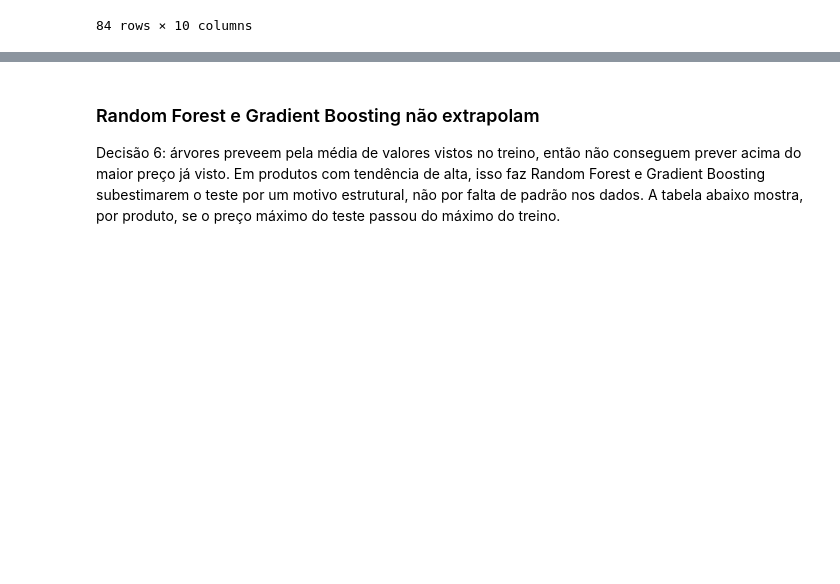
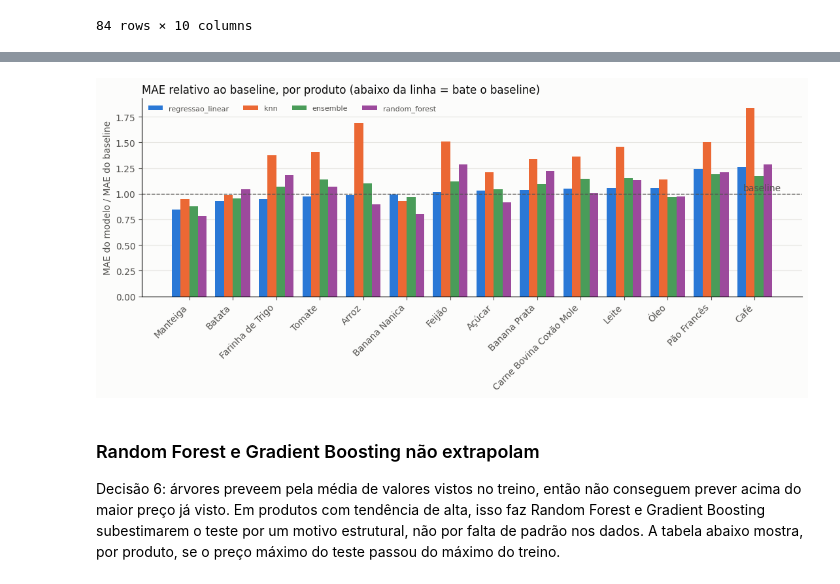
Before and after one commit to arturcontarelli/analise-cesta-basica-ml, a Jupyter notebook: notebooks/04_q1_previsao.ipynb, the cells around one changed output, grey strips where cells are left out. Cells and saved outputs as stored; diff of their text form; code cells hidden in the pictures; blank space fills up the shorter version.

Commit message:
feat (parte C):  notebook 4 salva resultados, figura e conclusão

```diff
--- a/notebooks/04_q1_previsao.ipynb
+++ b/notebooks/04_q1_previsao.ipynb
@@ -117,8 +121,9 @@ for produto in config.PRODUTOS:
 
 tabela_resultados = pd.DataFrame(linhas_resultado)[
     ["produto", "modelo", "n_lags", "k", "MAE", "MSE", "acuracia", "precisao", "revocacao", "matriz_confusao"]
-]
-tabela_resultados.sort_values(["produto", "modelo"]).reset_index(drop=True)
+].sort_values(["produto", "modelo"]).reset_index(drop=True)
+tabela_resultados.to_csv(config.DIR_TABELAS / "04_q1_resultados.csv", index=False)
+tabela_resultados
 # %% [output]
 |  | produto | modelo | n_lags | k | MAE | MSE | acuracia | precisao | revocacao | matriz_confusao |
 | 0 | Arroz | baseline | 1 | NaN | 0.281364 | 0.133482 | 0.454545 | 0.000000 | 0.000000 | [[5, 0], [6, 0]] |
@@ -135,0 +145,9 @@ tabela_resultados.sort_values(["produto", "modelo"]).reset_index(drop=True)
+# %%
+pivot_mae = tabela_resultados.pivot(index="produto", columns="modelo", values="MAE")
+bate_baseline = pivot_mae.drop(columns="baseline").lt(pivot_mae["baseline"], axis=0)
+
+resumo_bate_baseline = bate_baseline.sum().sort_values(ascending=False).rename("produtos_que_batem_o_baseline").to_frame()
+resumo_bate_baseline["produtos"] = [
+    ", ".join(sorted(bate_baseline.index[bate_baseline[modelo]])) for modelo in resumo_bate_baseline.index
+]
+resumo_bate_baseline
@@ -136,3 +166,38 @@ tabela_resultados.sort_values(["produto", "modelo"]).reset_index(drop=True)
+# %%
+CORES_MODELO = {
+    "regressao_linear": "#2a78d6",
+    "knn": "#eb6834",
+    "ensemble": "#4a9c59",
+    "random_forest": "#9c4a9c",
+}
+TEXTO, TEXTO_2 = "#0b0b0b", "#52514e"
+modelos_oficiais = list(CORES_MODELO)
+
+relativo = pivot_mae[modelos_oficiais].div(pivot_mae["baseline"], axis=0).sort_values("regressao_linear")
+
+fig, eixo = plt.subplots(figsize=(11, 5), facecolor="#fcfcfb")
+eixo.set_facecolor("#fcfcfb")
+x = np.arange(len(relativo))
+largura = 0.8 / len(modelos_oficiais)
+for i, modelo in enumerate(modelos_oficiais):
+    deslocamento = (i - (len(modelos_oficiais) - 1) / 2) * largura
+    eixo.bar(x + deslocamento, relativo[modelo], width=largura, color=CORES_MODELO[modelo], label=modelo)
+eixo.axhline(1.0, color=TEXTO_2, linewidth=1, linestyle="--")
+eixo.text(len(relativo) - 0.4, 1.03, "baseline", ha="right", color=TEXTO_2)
+eixo.set_xticks(x, relativo.index, rotation=45, ha="right")
+eixo.set_ylabel("MAE do modelo / MAE do baseline", color=TEXTO_2)
+eixo.set_title("MAE relativo ao baseline, por produto (abaixo da linha = bate o baseline)", loc="left", color=TEXTO)
+eixo.tick_params(colors=TEXTO_2)
+eixo.grid(axis="y", color="#e6e5e1", linewidth=0.8)
+eixo.set_axisbelow(True)
+for lado in ("top", "right"):
+    eixo.spines[lado].set_visible(False)
+eixo.legend(loc="upper left", ncol=4, frameon=False, fontsize=8, labelcolor=TEXTO_2)
+fig.tight_layout()
+fig.savefig(config.DIR_FIGURAS / "04_mae_relativo_baseline.png", dpi=150, facecolor=fig.get_facecolor())
+plt.show()
+# %% [output]
+[figure, added]
 # %% [markdown]
 ### Random Forest e Gradient Boosting não extrapolam
 
```
Also changed, not shown: parts of 6 cells of this notebook, 3 other files.
